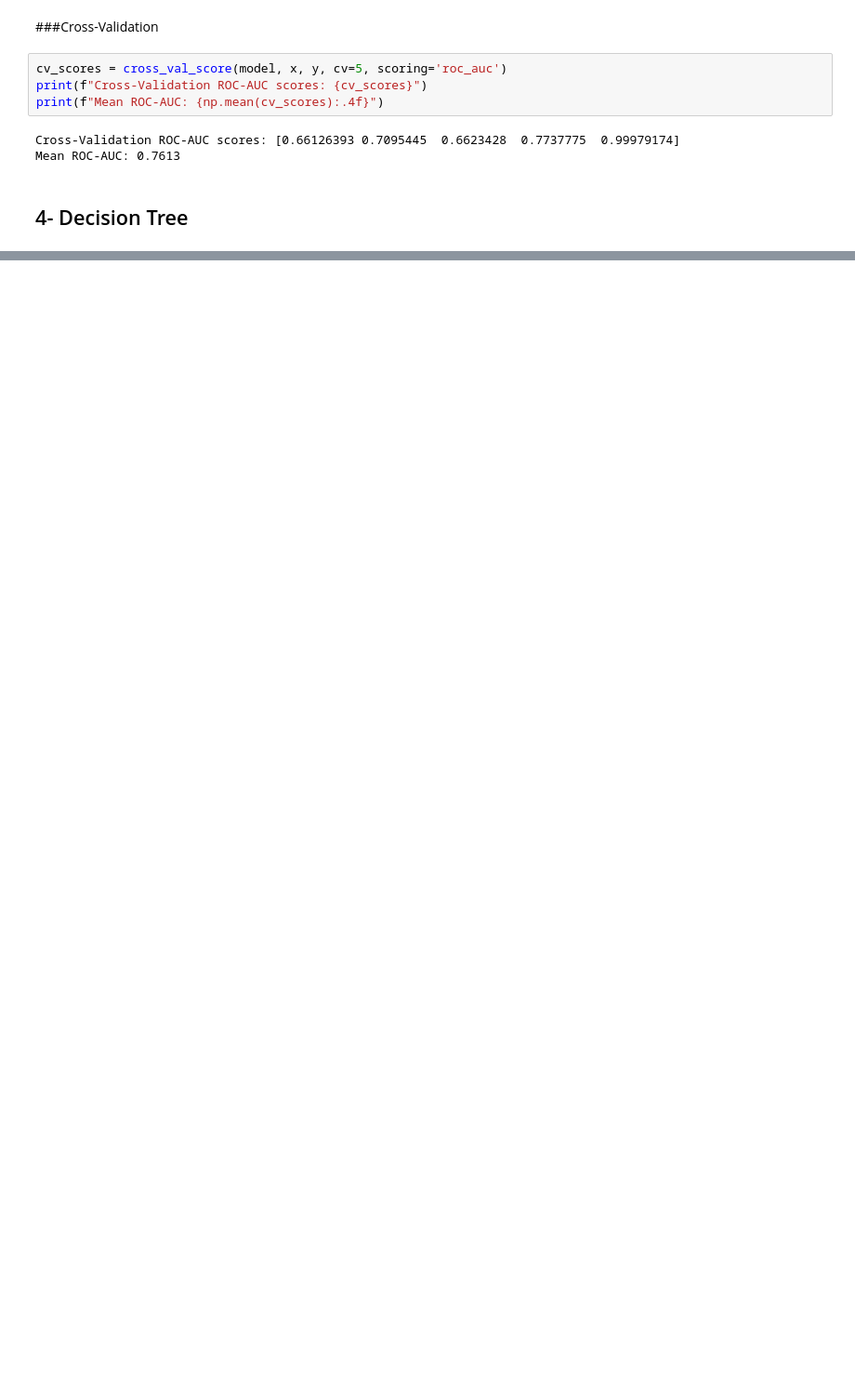
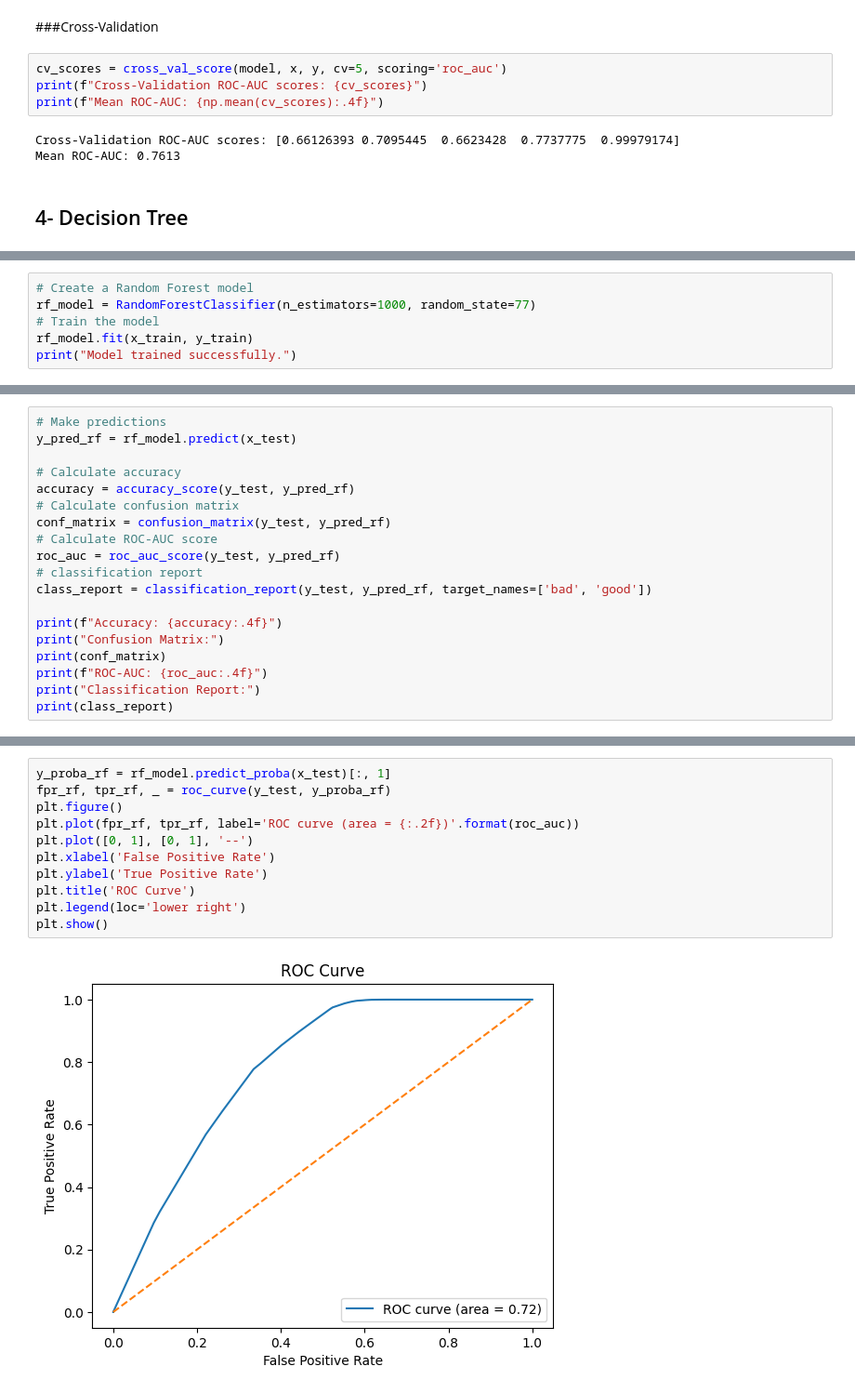
Before and after one commit to ElecSpartan/Big-Data-Project, a Jupyter notebook: BigData.ipynb, the cells around one changed output, grey strips where cells are left out. Shown: that part at 93% size. Drawn from its saved outputs; the diff is of its cells as text; blank space fills up the shorter version.

Commit message:
Add random forest model

```diff
--- a/BigData.ipynb
+++ b/BigData.ipynb
@@ -215,0 +217,6 @@ Mean ROC-AUC: 0.7613
+# %%
+# Create a Random Forest model
+rf_model = RandomForestClassifier(n_estimators=1000, random_state=77)
+# Train the model
+rf_model.fit(x_train, y_train)
+print("Model trained successfully.")
@@ -215,0 +227,19 @@ Mean ROC-AUC: 0.7613
+# %%
+# Make predictions
+y_pred_rf = rf_model.predict(x_test)
+
+# Calculate accuracy
+accuracy = accuracy_score(y_test, y_pred_rf)
+# Calculate confusion matrix
+conf_matrix = confusion_matrix(y_test, y_pred_rf)
+# Calculate ROC-AUC score
+roc_auc = roc_auc_score(y_test, y_pred_rf)
+# classification report
+class_report = classification_report(y_test, y_pred_rf, target_names=['bad', 'good'])
+
+print(f"Accuracy: {accuracy:.4f}")
+print("Confusion Matrix:")
+print(conf_matrix)
+print(f"ROC-AUC: {roc_auc:.4f}")
+print("Classification Report:")
+print(class_report)
@@ -215,0 +263,13 @@ Mean ROC-AUC: 0.7613
+# %%
+y_proba_rf = rf_model.predict_proba(x_test)[:, 1]
+fpr_rf, tpr_rf, _ = roc_curve(y_test, y_proba_rf)
+plt.figure()
+plt.plot(fpr_rf, tpr_rf, label='ROC curve (area = {:.2f})'.format(roc_auc))
+plt.plot([0, 1], [0, 1], '--')
+plt.xlabel('False Positive Rate')
+plt.ylabel('True Positive Rate')
+plt.title('ROC Curve')
+plt.legend(loc='lower right')
+plt.show()
+# %% [output]
+[figure, added]
```
Also changed, not shown: parts of 10 cells of this notebook.
